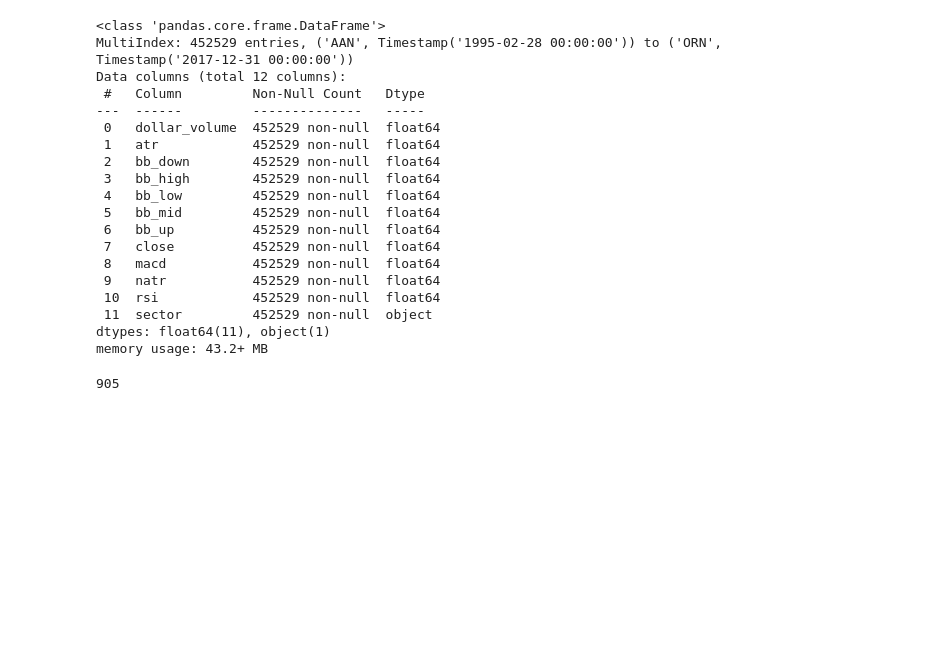
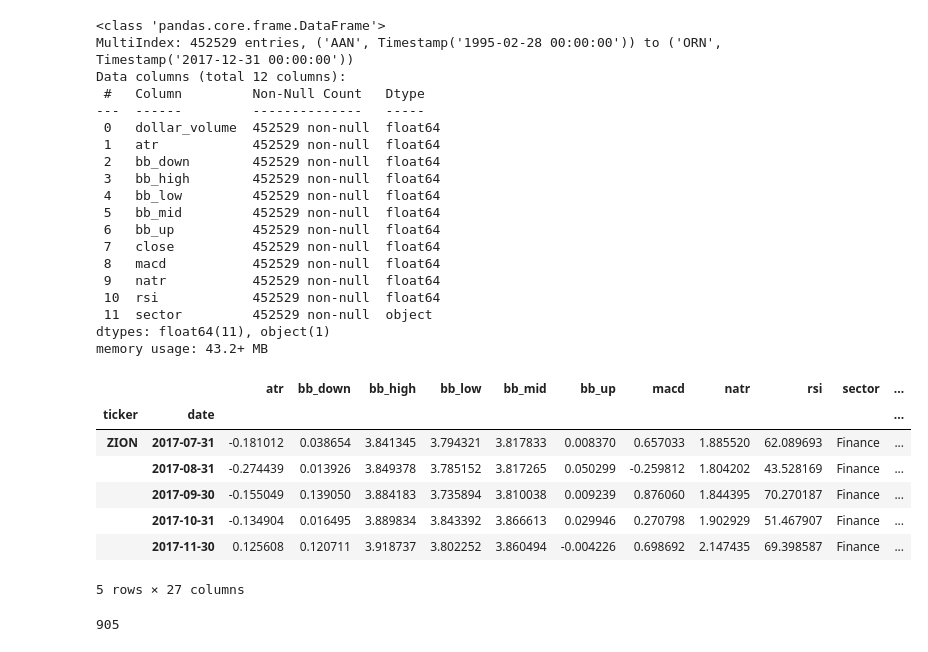
Before and after one commit to OliverJoo/quant_modeling, a Jupyter notebook: MDLing/RF_data_prep.ipynb, the cells around one changed output. Cells and saved outputs as stored; diff of their text form; code cells hidden in the pictures; blank space fills up the shorter version.

```diff
--- a/MDLing/RF_data_prep.ipynb
+++ b/MDLing/RF_data_prep.ipynb
@@ -205,4 +218,15 @@ Data columns (total 12 columns):
  11  sector         452529 non-null  object
 dtypes: float64(11), object(1)
 memory usage: 43.2+ MB
+# %%
+data.tail()
+# %% [output]
+|  |  | atr | bb_down | bb_high | bb_low | bb_mid | bb_up | macd | natr | rsi | sector | ... |
+| ticker | date |  |  |  |  |  |  |  |  |  |  | ... |
+| ZION | 2017-07-31 | -0.181012 | 0.038654 | 3.841345 | 3.794321 | 3.817833 | 0.008370 | 0.657033 | 1.885520 | 62.089693 | Finance | ... |
+|  | 2017-08-31 | -0.274439 | 0.013926 | 3.849378 | 3.785152 | 3.817265 | 0.050299 | -0.259812 | 1.804202 | 43.528169 | Finance | ... |
+|  | 2017-09-30 | -0.155049 | 0.139050 | 3.884183 | 3.735894 | 3.810038 | 0.009239 | 0.876060 | 1.844395 | 70.270187 | Finance | ... |
+|  | 2017-10-31 | -0.134904 | 0.016495 | 3.889834 | 3.843392 | 3.866613 | 0.029946 | 0.270798 | 1.902929 | 51.467907 | Finance | ... |
+|  | 2017-11-30 | 0.125608 | 0.120711 | 3.918737 | 3.802252 | 3.860494 | -0.004226 | 0.698692 | 2.147435 | 69.398587 | Finance | ... |
+5 rows × 27 columns
 # %%
```
Also changed, not shown: parts of 16 cells of this notebook.
